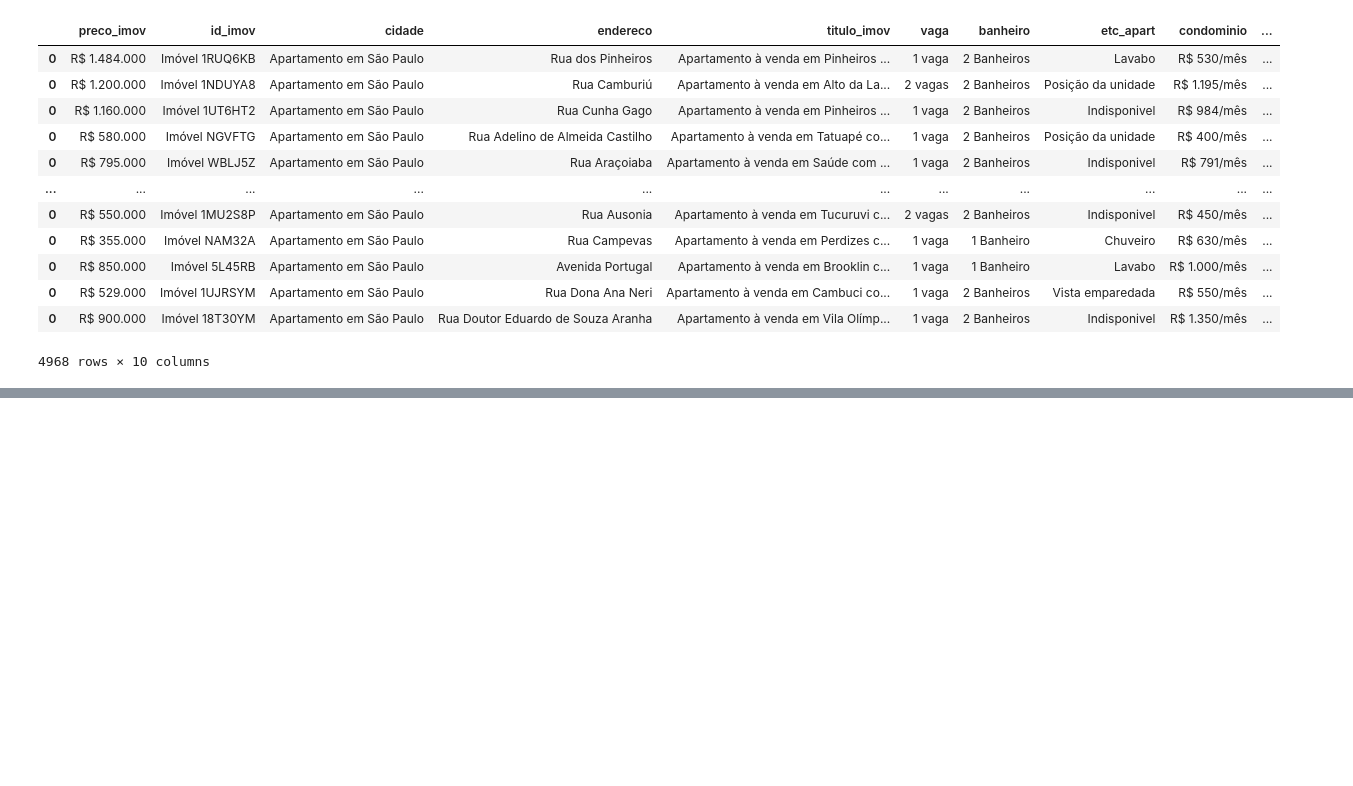
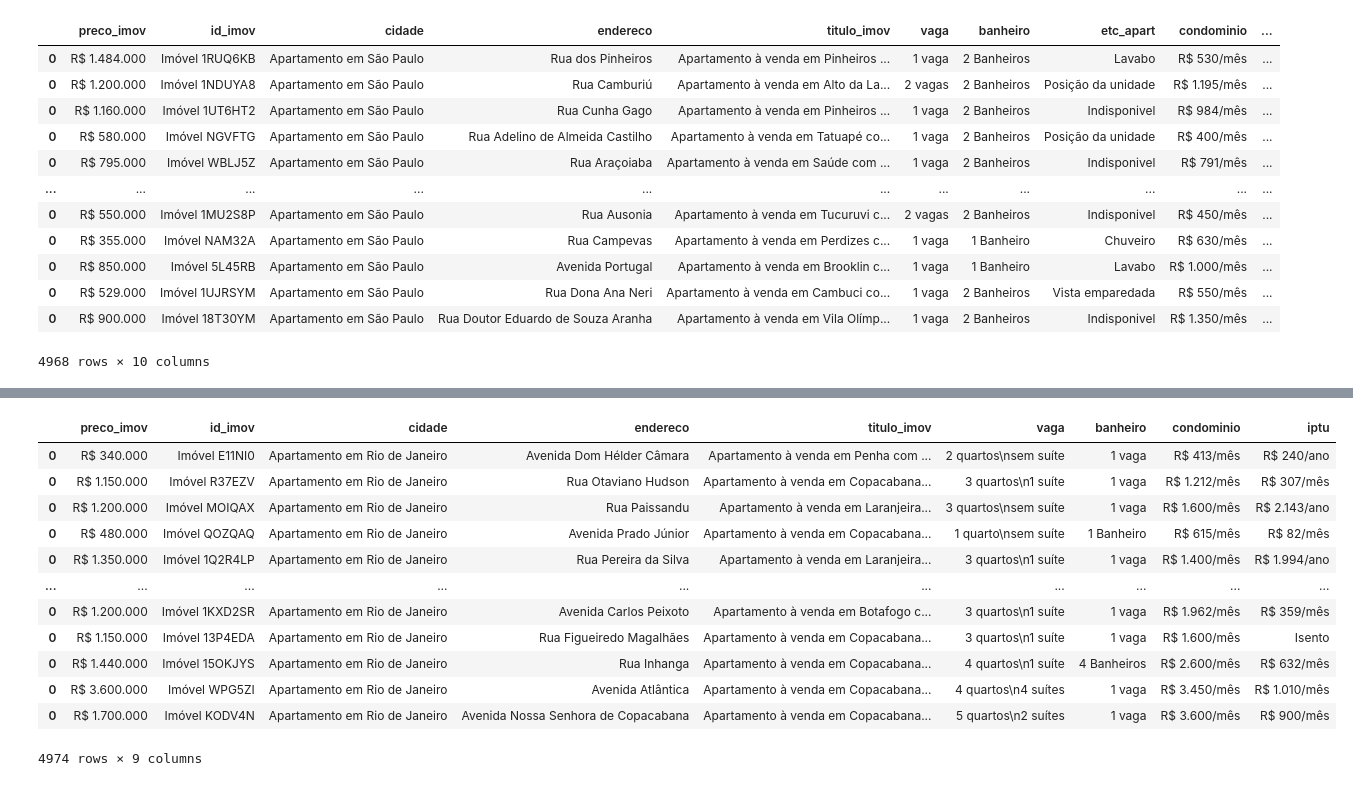
Before and after one commit to leoncasty/data_viz_imob, a Jupyter notebook: mercado_imob.ipynb, the cells around one changed output, grey strips where cells are left out. Cells and saved outputs as stored; diff of their text form; code cells hidden in the pictures; blank space fills up the shorter version.

```diff
--- a/mercado_imob.ipynb
+++ b/mercado_imob.ipynb
@@ -311,0 +316,17 @@ df_final_final.to_csv(r"C:\Users\T-GAMER\Desktop\Ironhack DA\Projeto Final\raw_d
+# %%
+df_final_rj = pd.concat(df_list)
+df_final_rj
+# %% [output]
+|  | preco_imov | id_imov | cidade | endereco | titulo_imov | vaga | banheiro | condominio | iptu |
+| 0 | R$ 340.000 | Imóvel E11NI0 | Apartamento em Rio de Janeiro | Avenida Dom Hélder Câmara | Apartamento à venda em Penha com ... | 2 quartos\nsem suíte | 1 vaga | R$ 413/mês | R$ 240/ano |
+| 0 | R$ 1.150.000 | Imóvel R37EZV | Apartamento em Rio de Janeiro | Rua Otaviano Hudson | Apartamento à venda em Copacabana... | 3 quartos\n1 suíte | 1 vaga | R$ 1.212/mês | R$ 307/mês |
+| 0 | R$ 1.200.000 | Imóvel MOIQAX | Apartamento em Rio de Janeiro | Rua Paissandu | Apartamento à venda em Laranjeira... | 3 quartos\nsem suíte | 1 vaga | R$ 1.600/mês | R$ 2.143/ano |
+| 0 | R$ 480.000 | Imóvel QOZQAQ | Apartamento em Rio de Janeiro | Avenida Prado Júnior | Apartamento à venda em Copacabana... | 1 quarto\nsem suíte | 1 Banheiro | R$ 615/mês | R$ 82/mês |
+| 0 | R$ 1.350.000 | Imóvel 1Q2R4LP | Apartamento em Rio de Janeiro | Rua Pereira da Silva | Apartamento à venda em Laranjeira... | 3 quartos\n1 suíte | 1 vaga | R$ 1.400/mês | R$ 1.994/ano |
+| ... | ... | ... | ... | ... | ... | ... | ... | ... | ... |
+| 0 | R$ 1.200.000 | Imóvel 1KXD2SR | Apartamento em Rio de Janeiro | Avenida Carlos Peixoto | Apartamento à venda em Botafogo c... | 3 quartos\n1 suíte | 1 vaga | R$ 1.962/mês | R$ 359/mês |
+| 0 | R$ 1.150.000 | Imóvel 13P4EDA | Apartamento em Rio de Janeiro | Rua Figueiredo Magalhães | Apartamento à venda em Copacabana... | 3 quartos\n1 suíte | 1 vaga | R$ 1.600/mês | Isento |
+| 0 | R$ 1.440.000 | Imóvel 15OKJYS | Apartamento em Rio de Janeiro | Rua Inhanga | Apartamento à venda em Copacabana... | 4 quartos\n1 suíte | 4 Banheiros | R$ 2.600/mês | R$ 632/mês |
+| 0 | R$ 3.600.000 | Imóvel WPG5ZI | Apartamento em Rio de Janeiro | Avenida Atlântica | Apartamento à venda em Copacabana... | 4 quartos\n4 suítes | 1 vaga | R$ 3.450/mês | R$ 1.010/mês |
+| 0 | R$ 1.700.000 | Imóvel KODV4N | Apartamento em Rio de Janeiro | Avenida Nossa Senhora de Copacabana | Apartamento à venda em Copacabana... | 5 quartos\n2 suítes | 1 vaga | R$ 3.600/mês | R$ 900/mês |
+4974 rows × 9 columns
```
Also changed, not shown: parts of 39 cells of this notebook, 5 other files.
